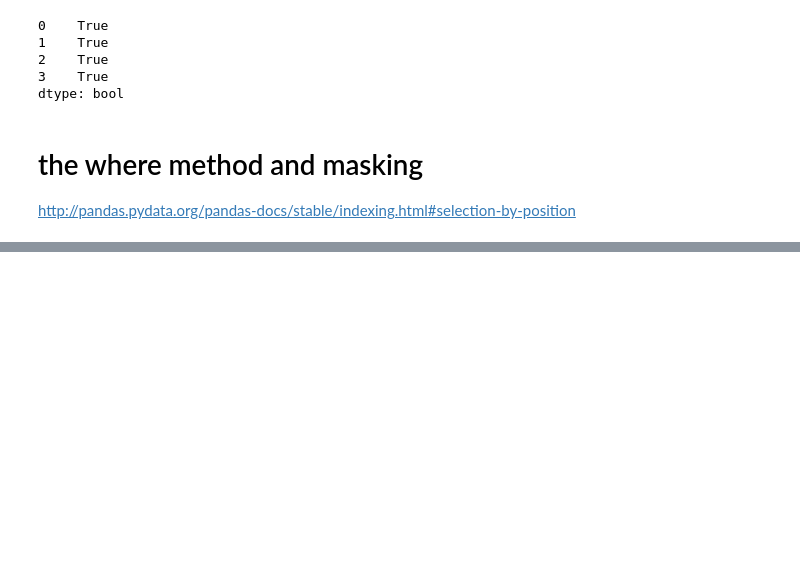
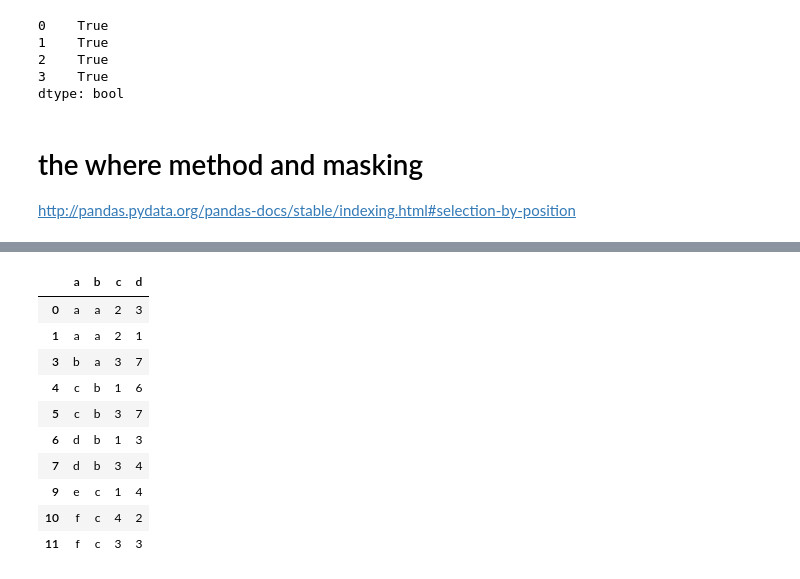
Before and after one commit to colorfulclouds/tensorflow2, a Jupyter notebook: pandas/indexing and selecting data_2.ipynb, the cells around one changed output, grey strips where cells are left out. Saved outputs shown, nothing was run; the diff lists cells and outputs as text; code cells hidden in the pictures; blank space fills up the shorter version.

```diff
--- a/pandas/indexing and selecting data_2.ipynb
+++ b/pandas/indexing and selecting data_2.ipynb
@@ -321,0 +861,14 @@ http://pandas.pydata.org/pandas-docs/stable/indexing.html#selection-by-position
+# %%
+df.query('c in d')
+# %% [output]
+|  | a | b | c | d |
+| 0 | a | a | 2 | 3 |
+| 1 | a | a | 2 | 1 |
+| 3 | b | a | 3 | 7 |
+| 4 | c | b | 1 | 6 |
+| 5 | c | b | 3 | 7 |
+| 6 | d | b | 1 | 3 |
+| 7 | d | b | 3 | 4 |
+| 9 | e | c | 1 | 4 |
+| 10 | f | c | 4 | 2 |
+| 11 | f | c | 3 | 3 |
```
Also changed, not shown: parts of 144 cells of this notebook.
